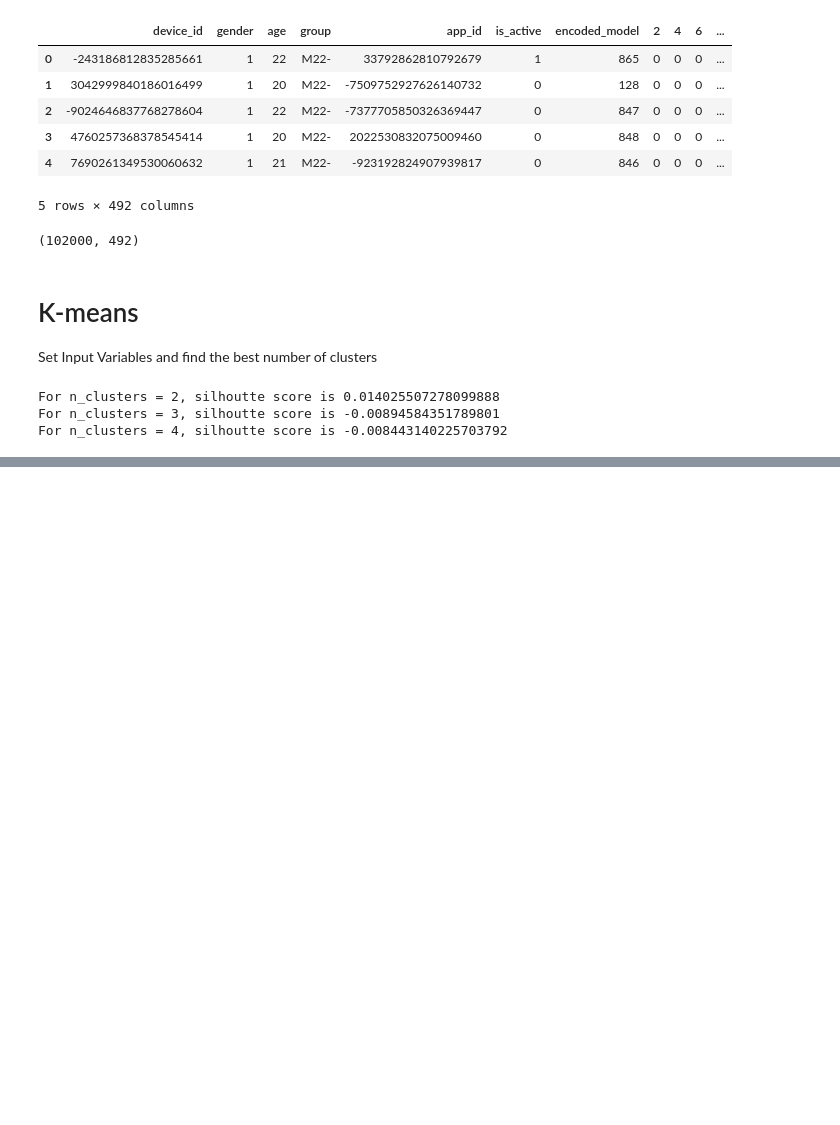
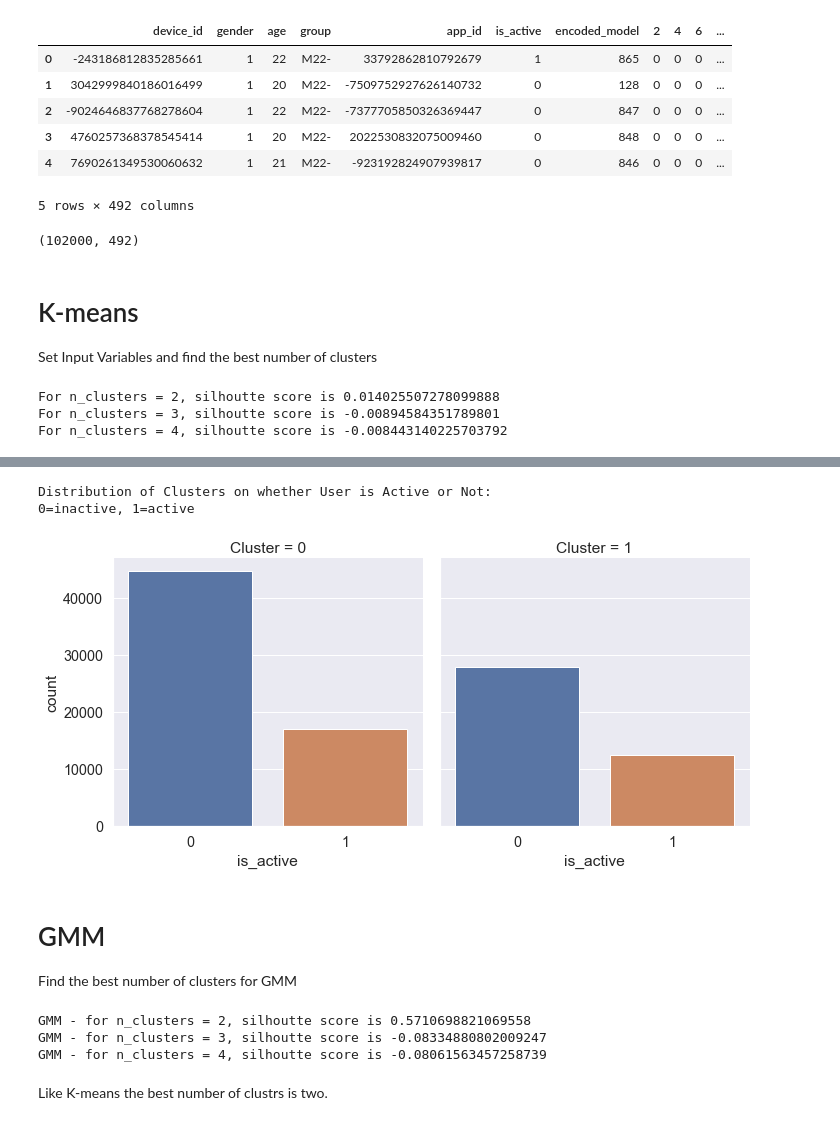
Before and after one commit to fazel74/Thinkful, a Jupyter notebook: 44.3.Final_Capstone.ipynb, the cells around one changed output, grey strips where cells are left out. Drawn from its saved outputs; the diff is of its cells as text; code cells hidden in the pictures; blank space fills up the shorter version.

```diff
--- a/44.3.Final_Capstone.ipynb
+++ b/44.3.Final_Capstone.ipynb
@@ -1639,0 +1808,26 @@ For n_clusters = 4, silhoutte score is -0.008443140225703792
+# %%
+# Take a look at is_active
+print('Distribution of Clusters on whether User is Active or Not:')
+print('0=inactive, 1=active')
+sns.factorplot(x='is_active', col='Cluster', kind="count", data=clustered_x, size=5)
+plt.show()
+# %% [output]
+Distribution of Clusters on whether User is Active or Not:
+0=inactive, 1=active
+[figure, added]
+# %% [markdown]
+# GMM
+Find the best number of clusters for GMM
+# %%
+# Check for the best number of clusters
+for n in range(2,5):
+    gmm_cluster = GaussianMixture(n_components=n, random_state=123)
+    preds = gmm_cluster.fit_predict(X_std)
+    score = silhouette_score (X_std, preds, metric='euclidean')
+    print ("GMM - for n_clusters = {}, silhoutte score is {}".format(n, score))
+# %% [output]
+GMM - for n_clusters = 2, silhoutte score is 0.5710698821069558
+GMM - for n_clusters = 3, silhoutte score is -0.08334880802009247
+GMM - for n_clusters = 4, silhoutte score is -0.08061563457258739
+# %% [markdown]
+Like K-means the best number of clustrs is two.
```
Also changed, not shown: parts of 66 cells of this notebook.
